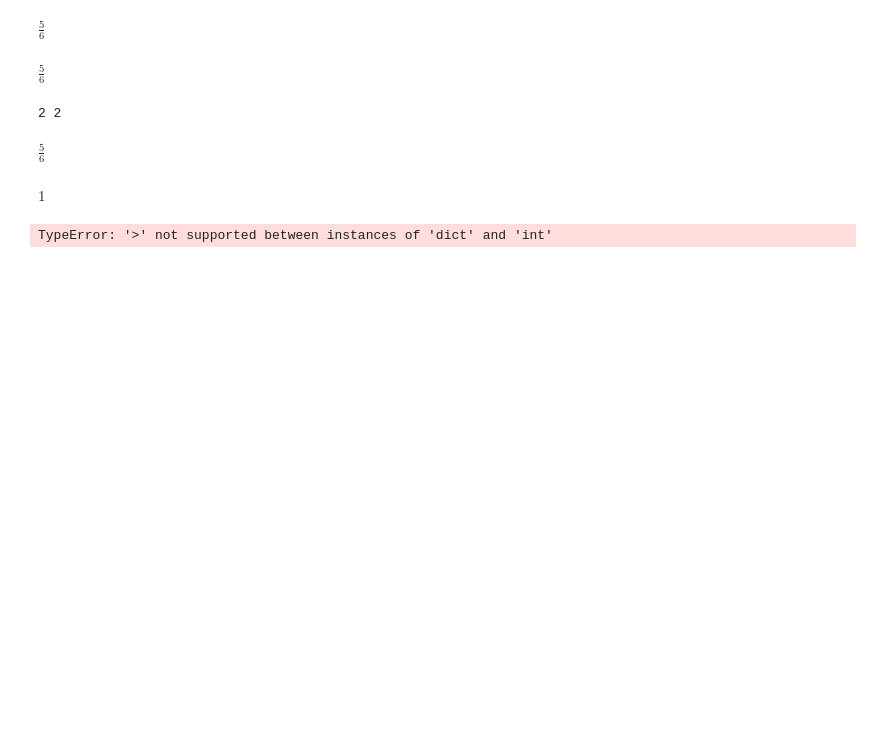
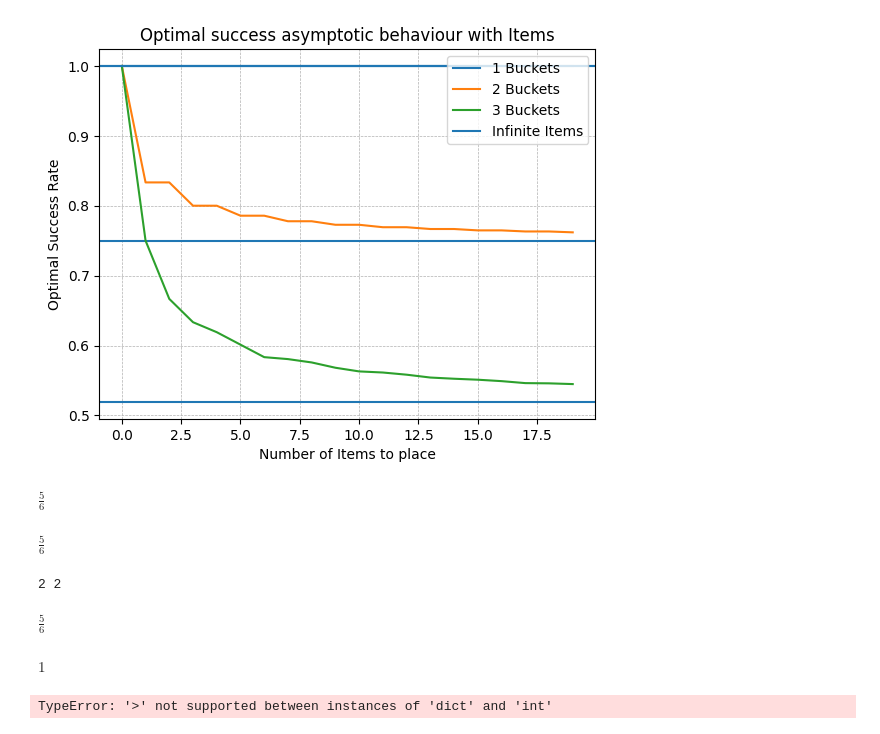
Before and after one commit to PabloRuizCuevas/probability-sorting, a Jupyter notebook: notebooks/tests.ipynb, the cells around one changed output. Cells and saved outputs as stored; diff of their text form; code cells hidden in the pictures; blank space fills up the shorter version.

```diff
--- a/notebooks/tests.ipynb
+++ b/notebooks/tests.ipynb
@@ -24,3 +46,21 @@ $\displaystyle \frac{3}{4}$
+# %%
+for b in range(1,4):
+    plt.plot([P(b,i+b) for i in range(20)], label=f'{b} Buckets')
+    plt.axhline(y=float(InfinitesimalSort(False).mP(b)))
+plt.title('Optimal success asymptotic behaviour with Items')
+plt.axhline(y=1, label='Infinite Items')
+plt.ylabel('Optimal Success Rate')
+plt.xlabel('Number of Items to place')
+plt.grid(True, which='both', linestyle='--', linewidth=0.5)
+plt.legend(loc='upper right')
+plt.savefig(
+    f"figures/test_asymptotic.png",
+    dpi=300,
+    bbox_inches="tight",
+)
+plt.show()
+# %% [output]
+[figure, added]
 # %%
 P(2,3)
 # %% [output]
```
Also changed, not shown: parts of 5 cells of this notebook, 10 other files.
